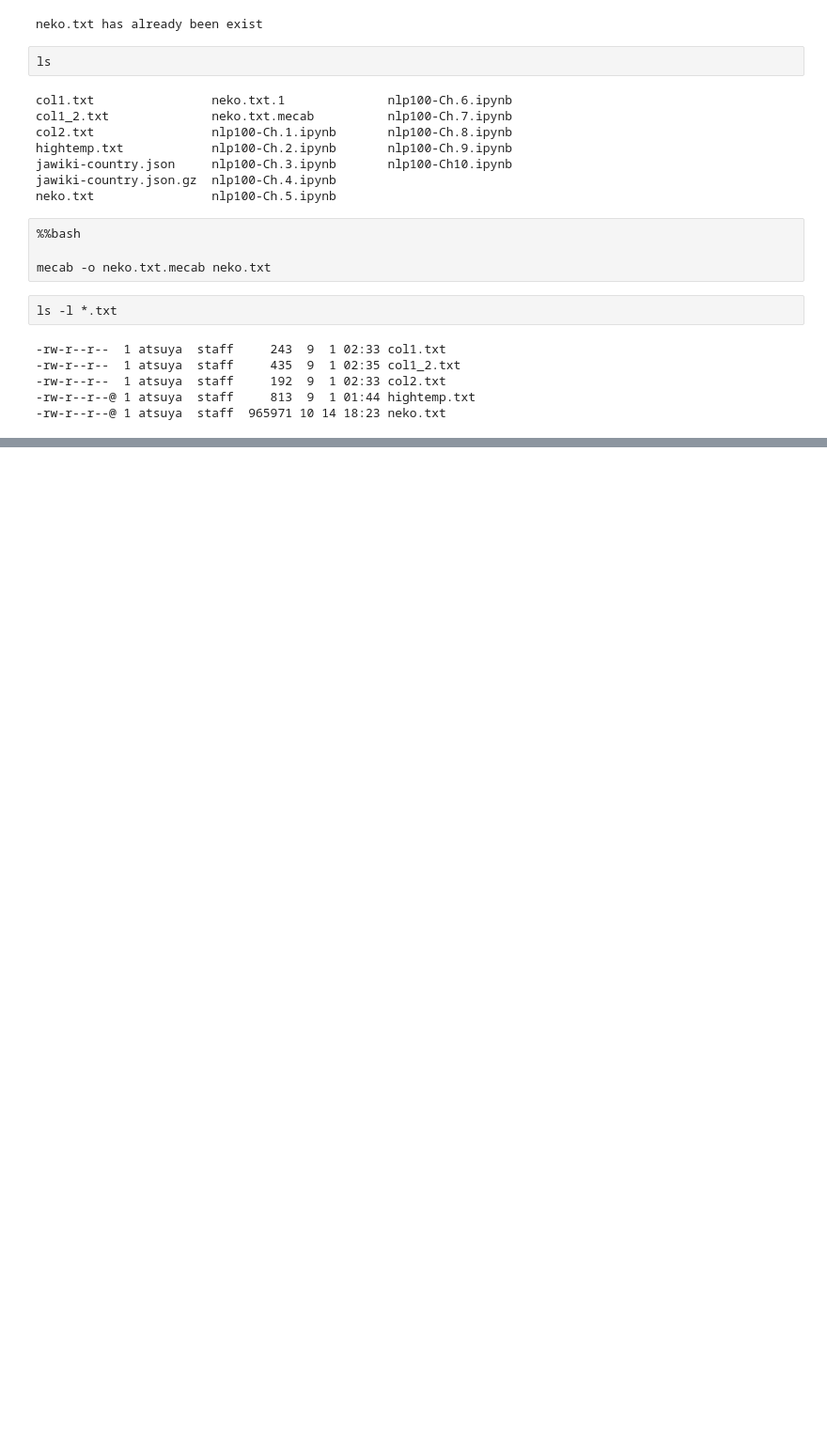
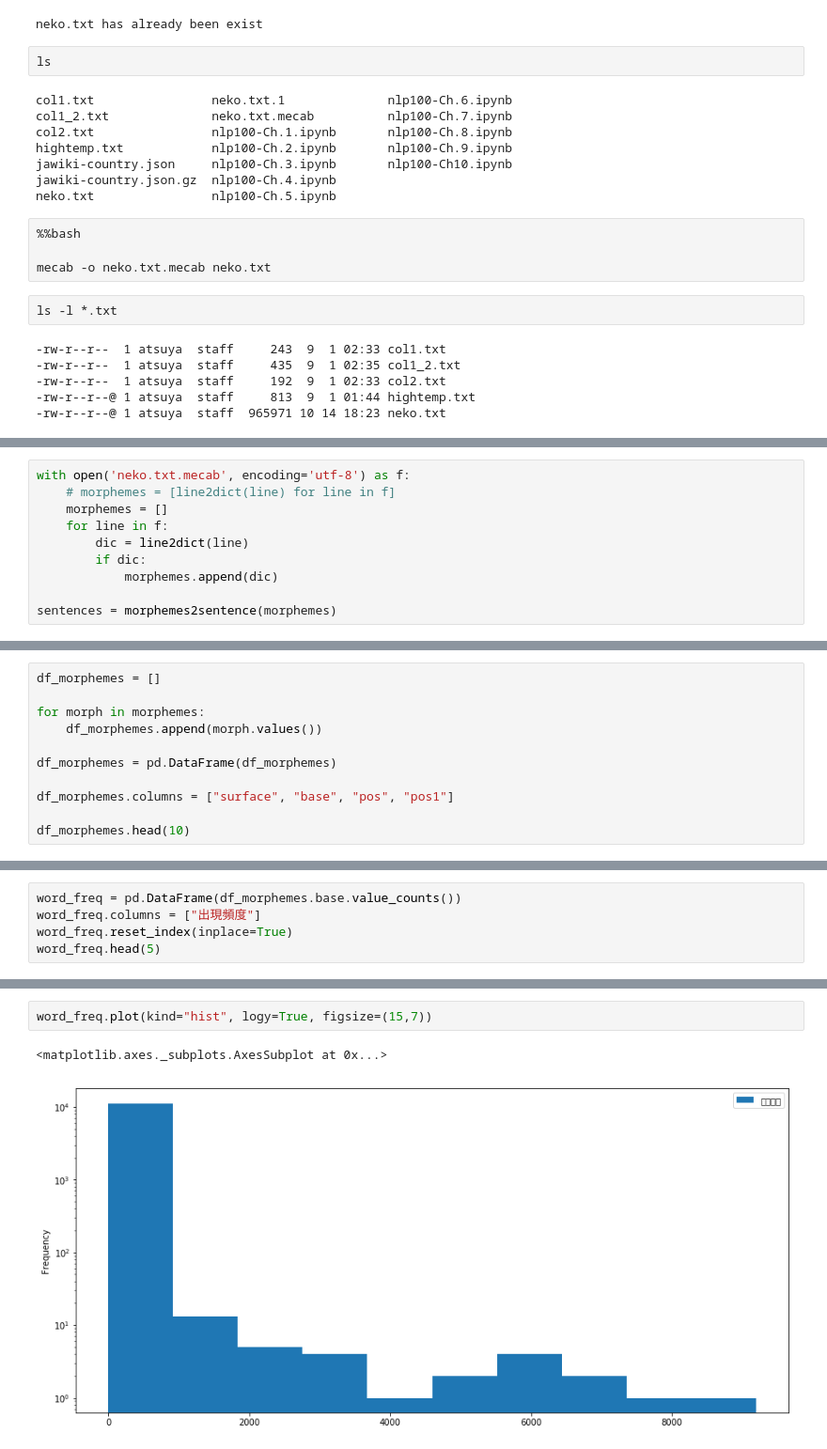
Before and after one commit to atsukoba/nlp-100-knock, a Jupyter notebook: nlp100-Ch.4.ipynb, the cells around one changed output, grey strips where cells are left out. Shown: that part at 94% size. Drawn from its saved outputs; the diff is of its cells as text; blank space fills up the shorter version.

```diff
--- a/nlp100-Ch.4.ipynb
+++ b/nlp100-Ch.4.ipynb
@@ -126,0 +130,10 @@ def mecab2sentencelist(path):
+# %%
+with open('neko.txt.mecab', encoding='utf-8') as f:
+    # morphemes = [line2dict(line) for line in f]
+    morphemes = []
+    for line in f:
+        dic = line2dict(line)
+        if dic:
+            morphemes.append(dic)
+
+sentences = morphemes2sentence(morphemes)
@@ -126,0 +182,11 @@ def mecab2sentencelist(path):
+# %%
+df_morphemes = []
+
+for morph in morphemes:
+    df_morphemes.append(morph.values())
+
+df_morphemes = pd.DataFrame(df_morphemes)
+
+df_morphemes.columns = ["surface", "base", "pos", "pos1"]
+
+df_morphemes.head(10)
@@ -126,0 +353,5 @@ def mecab2sentencelist(path):
+# %%
+word_freq = pd.DataFrame(df_morphemes.base.value_counts())
+word_freq.columns = ["出現頻度"]
+word_freq.reset_index(inplace=True)
+word_freq.head(5)
@@ -126,0 +417,5 @@ def mecab2sentencelist(path):
+# %%
+word_freq.plot(kind="hist", logy=True, figsize=(15,7))
+# %% [output]
+<matplotlib.axes._subplots.AxesSubplot at 0x...>
+[figure, added]
```
Also changed, not shown: parts of 48 cells of this notebook.
